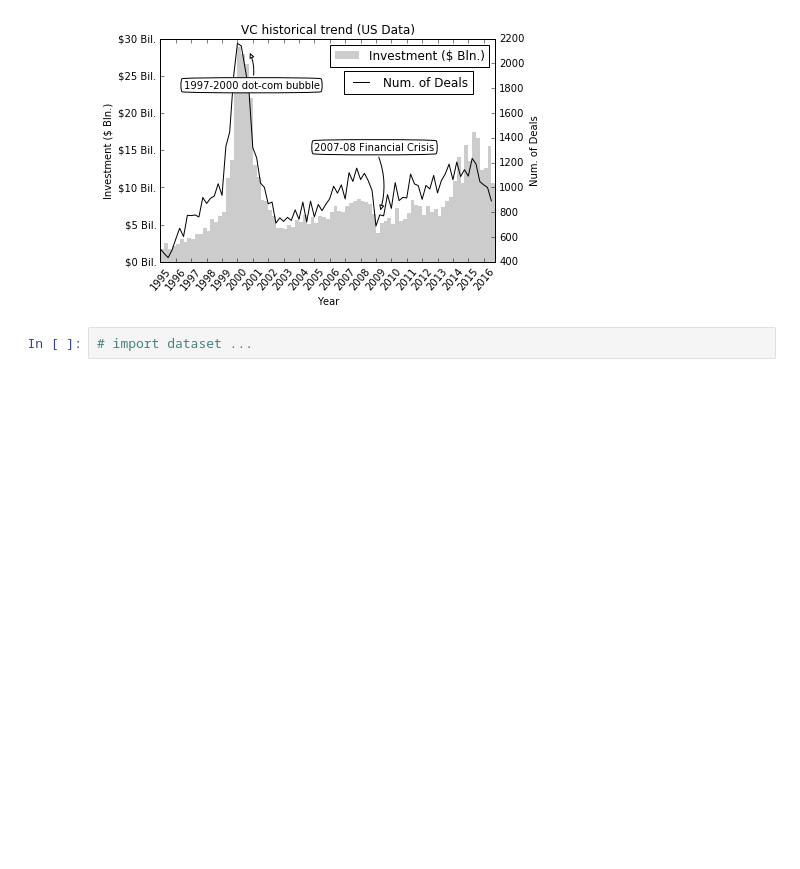
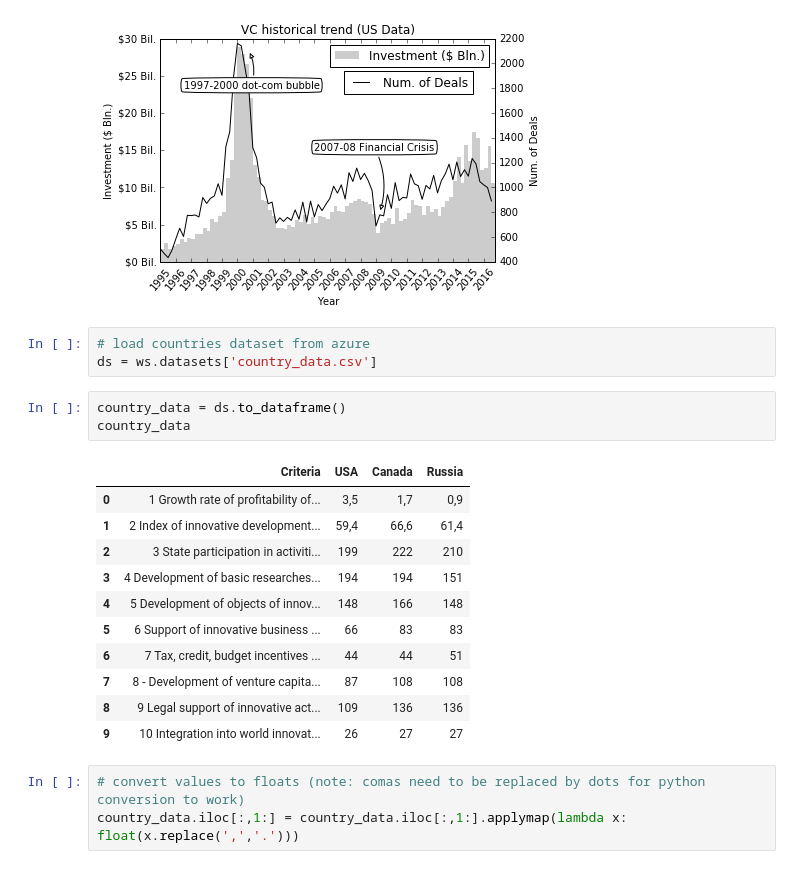
Before and after one commit to DavidDobr/icef_thesis, a Jupyter notebook: dobrinskiy_thesis_v2_october.ipynb, the cells around one changed output. Drawn from its saved outputs; the diff is of its cells as text; blank space fills up the shorter version.

Commit message:
added country dataset to notebook

```diff
--- a/dobrinskiy_thesis_v2_october.ipynb
+++ b/dobrinskiy_thesis_v2_october.ipynb
@@ -200,5 +200,24 @@ ax2.legend(bbox_to_anchor=(0.95, 0.88))
 plt.show()
 # %% [output]
 [figure]
-# %%
-# import dataset ...
+# %%
+# load countries dataset from azure
+ds = ws.datasets['country_data.csv']
+# %%
+country_data = ds.to_dataframe()
+country_data
+# %% [output]
+|  | Criteria | USA | Canada | Russia |
+| 0 | 1 Growth rate of profitability of... | 3,5 | 1,7 | 0,9 |
+| 1 | 2 Index of innovative development... | 59,4 | 66,6 | 61,4 |
+| 2 | 3 State participation in activiti... | 199 | 222 | 210 |
+| 3 | 4 Development of basic researches... | 194 | 194 | 151 |
+| 4 | 5 Development of objects of innov... | 148 | 166 | 148 |
+| 5 | 6 Support of innovative business ... | 66 | 83 | 83 |
+| 6 | 7 Tax, credit, budget incentives ... | 44 | 44 | 51 |
+| 7 | 8 - Development of venture capita... | 87 | 108 | 108 |
+| 8 | 9 Legal support of innovative act... | 109 | 136 | 136 |
+| 9 | 10 Integration into world innovat... | 26 | 27 | 27 |
+# %%
+# convert values to floats (note: comas need to be replaced by dots for python conversion to work)
+country_data.iloc[:,1:] = country_data.iloc[:,1:].applymap(lambda x: float(x.replace(',','.')))
```
Also changed, not shown: parts of 1 cell of this notebook.
